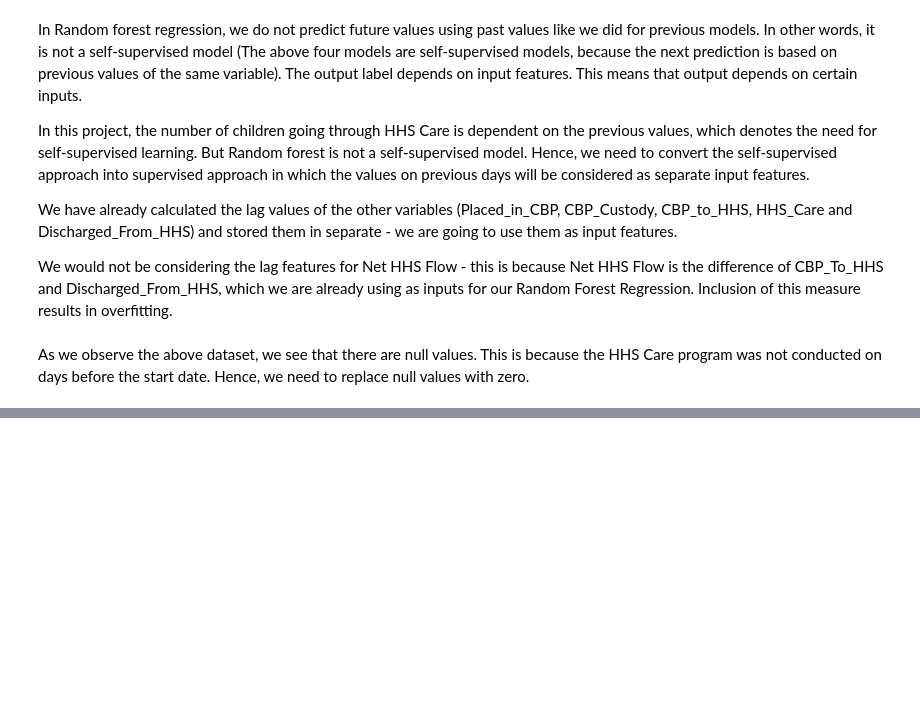
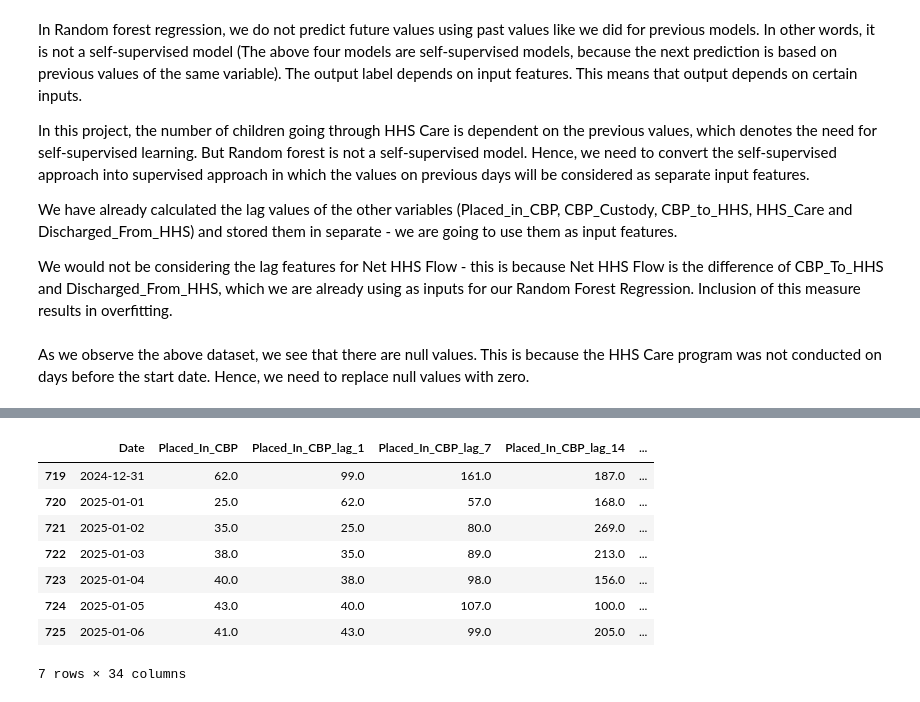
Before and after one commit to amithvardhan99/resume-projects, a Jupyter notebook: Predictive Forecasting of Care Load & Placement Demand/notebook.ipynb, the cells around one changed output, grey strips where cells are left out. Cells and saved outputs as stored; diff of their text form; code cells hidden in the pictures; blank space fills up the shorter version.

```diff
--- a/Predictive Forecasting of Care Load & Placement Demand/notebook.ipynb
+++ b/Predictive Forecasting of Care Load & Placement Demand/notebook.ipynb
@@ -1197,0 +1219,7 @@ df_lag_test = df_lag[[k in testing_dates for k in df_lag["Date"]]].drop(columns=
+# %%
+def retrieve_random_forest_model(df):
+    X = df.drop(columns=["HHS_Care"])
+    y = df["HHS_Care"]
+    random_forest_regr = RandomForestRegressor()
+    random_forest_model = random_forest_regr.fit(X,y)
+    return random_forest_model
@@ -1197,0 +1242,27 @@ df_lag_test = df_lag[[k in testing_dates for k in df_lag["Date"]]].drop(columns=
+# %%
+processed_valid_dates = []
+ctr = 0
+
+uf = pd.DataFrame(columns=["Date","Actual","Predicted"])
+
+for i in validation_data:
+    df_lag_valid_dates = df_lag_valid[[k in processed_valid_dates for k in df_lag_valid["Date"]]].copy()
+    df_input = pd.concat([df_lag_train,df_lag_valid_dates],axis=0).drop(columns="Date")
+
+    model = retrieve_random_forest_model(df_input)
+    test = df_lag_valid[[k in i for k in df_lag_valid["Date"]]].copy()
+    X_test = test.drop(columns=["Date","HHS_Care"])
+    y_test = test["HHS_Care"]
+
+    y_pred = model.predict(X_test)
+
+    print(test["Date"].values)
+    uf.loc[ctr:ctr+7,"Date"] = test["Date"].values
+    uf.loc[ctr:ctr+7,"Actual"] = y_test.values
+    uf.loc[ctr:ctr+7,"Predicted"] = y_pred.values
+
+    ctr += len(y_pred)
+
+    print(len(y_pred))
+
+    processed_valid_dates.extend(i)
@@ -1197,0 +1275,12 @@ df_lag_test = df_lag[[k in testing_dates for k in df_lag["Date"]]].drop(columns=
+# %%
+test
+# %% [output]
+|  | Date | Placed_In_CBP | Placed_In_CBP_lag_1 | Placed_In_CBP_lag_7 | Placed_In_CBP_lag_14 | ... |
+| 719 | 2024-12-31 | 62.0 | 99.0 | 161.0 | 187.0 | ... |
+| 720 | 2025-01-01 | 25.0 | 62.0 | 57.0 | 168.0 | ... |
+| 721 | 2025-01-02 | 35.0 | 25.0 | 80.0 | 269.0 | ... |
+| 722 | 2025-01-03 | 38.0 | 35.0 | 89.0 | 213.0 | ... |
+| 723 | 2025-01-04 | 40.0 | 38.0 | 98.0 | 156.0 | ... |
+| 724 | 2025-01-05 | 43.0 | 40.0 | 107.0 | 100.0 | ... |
+| 725 | 2025-01-06 | 41.0 | 43.0 | 99.0 | 205.0 | ... |
+7 rows × 34 columns
```
Also changed, not shown: parts of 18 cells of this notebook, 3 other files.
